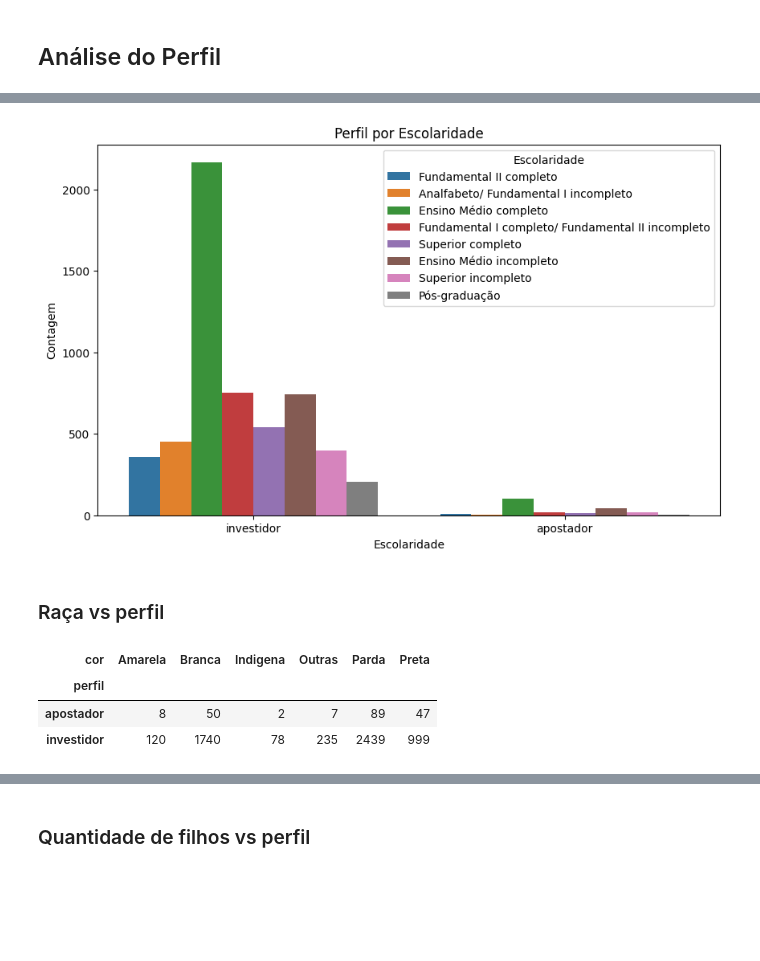
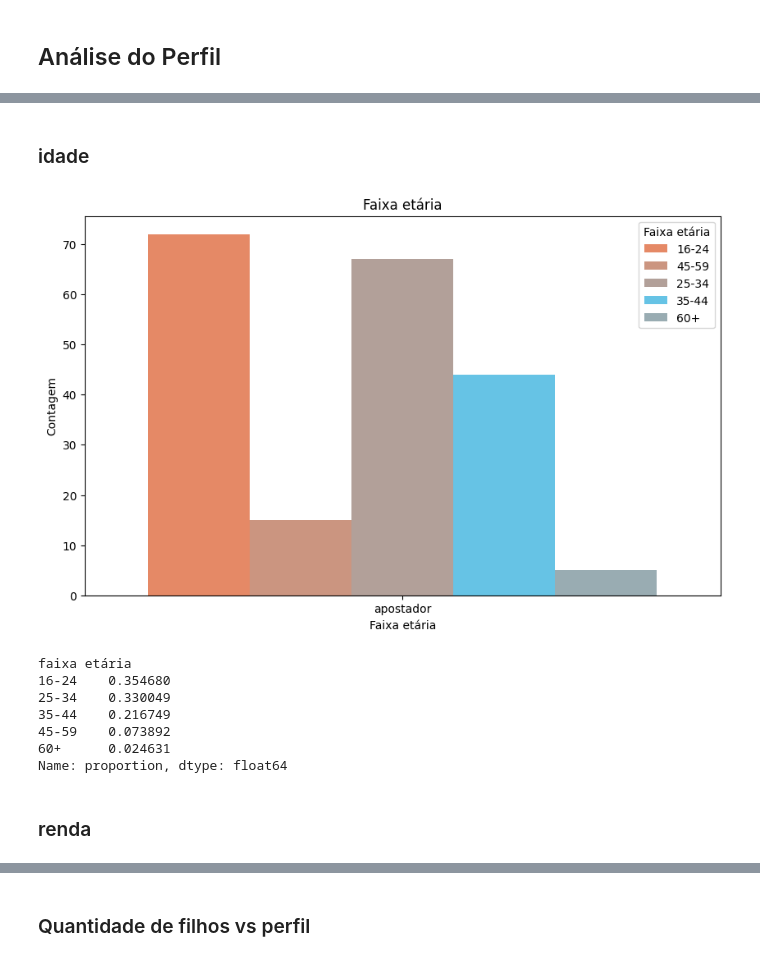
Before and after one commit to reprograma/on35-python-s17-s18-projeto-final, a Jupyter notebook: material /analise_apostadores.ipynb, the cells around one changed output, grey strips where cells are left out. Saved outputs shown, nothing was run; the diff lists cells and outputs as text; code cells hidden in the pictures; blank space fills up the shorter version.

```diff
--- a/material /analise_apostadores.ipynb
+++ b/material /analise_apostadores.ipynb
@@ -373,31 +235,37 @@ Name: proportion, dtype: float64
-# %%
-# definir tamanho da figura
-plt.figure(figsize=(10, 6))
-
-
-sns.countplot(data = df_invest,
-              x = 'perfil',
-              hue = 'escola')
-
-# definir texto do título e eixos x e y
-
-plt.title('Perfil por Escolaridade')
-plt.xlabel('Escolaridade')
-plt.ylabel('Contagem')
-
-# plotar e definir texto da legenda
-plt.legend(title = 'Escolaridade')
-
-plt.show()
-# %% [output]
-[figure, removed]
-# %% [markdown]
-### Raça vs perfil
-# %%
-perfil_raca = pd.pivot_table(df_invest, index='perfil', columns='cor', aggfunc='size', fill_value=0)
-perfil_raca
-# %% [output]
-| cor | Amarela | Branca | Indigena | Outras | Parda | Preta |
-| perfil |  |  |  |  |  |  |
-| apostador | 8 | 50 | 2 | 7 | 89 | 47 |
-| investidor | 120 | 1740 | 78 | 235 | 2439 | 999 |
+# %% [markdown]
+### idade
+# %%
+# definir tamanho da figura
+plt.figure(figsize=(10, 6))
+cores = ['#fa7f51', '#d88f73', '#b69e95', '#51cdfa', '#95aeb6', '#73bdd8','#fe9f51', '#e99f73', '#c98e95', '#72beda', '#95cec9', '#85fdd8' ]
+
+sns.countplot(data = apostadores,
+              x = 'perfil',
+              hue = 'faixa etária',
+              palette = cores,
+              legend = True)
+
+# definir texto do título e eixos x e y
+
+plt.title('Faixa etária')
+plt.xlabel('Faixa etária')
+plt.ylabel('Contagem')
+
+# plotar e definir texto da legenda
+plt.legend(title = 'Faixa etária')
+
+plt.show()
+# %% [output]
+[figure, added]
+# %%
+apostadores['faixa etária'].value_counts(normalize = True)
+# %% [output]
+faixa etária
+16-24    0.354680
+25-34    0.330049
+35-44    0.216749
+45-59    0.073892
+60+      0.024631
+Name: proportion, dtype: float64
+# %% [markdown]
+### renda
```
Also changed, not shown: parts of 69 cells of this notebook, 5 other files.
